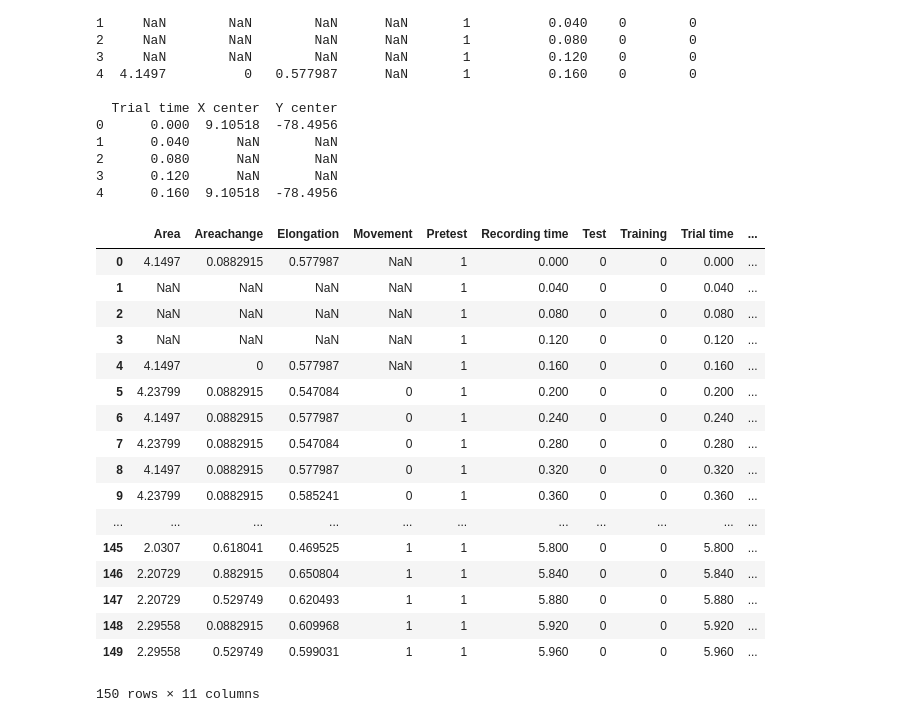
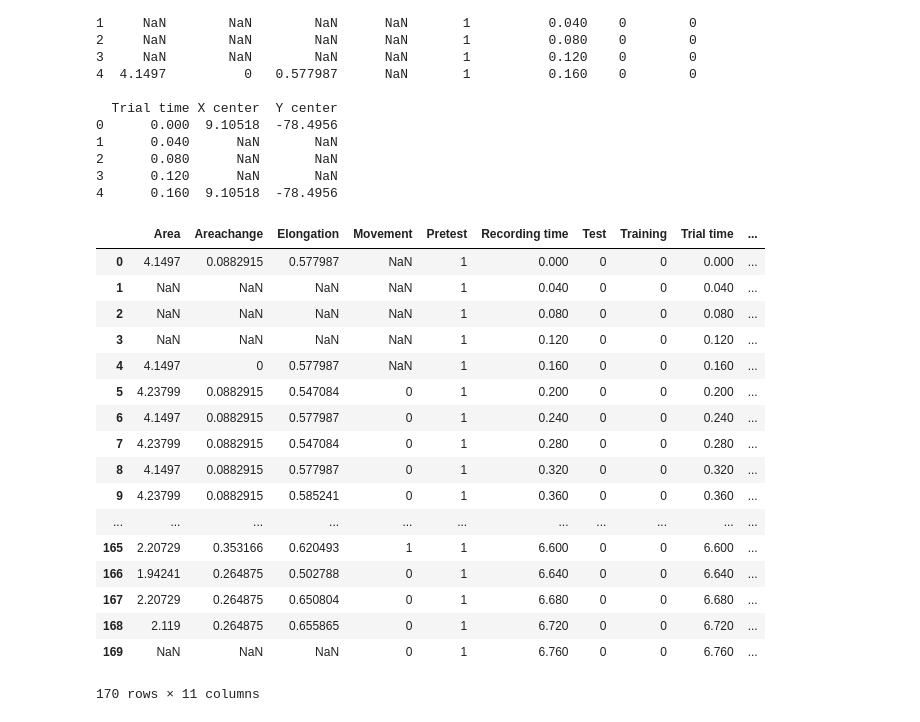
Before and after one commit to Taaccoo-beta/Lab-Data-Processing, a Jupyter notebook: py/Class_design.ipynb, the cells around one changed output. Cells and saved outputs as stored; diff of their text form; code cells hidden in the pictures.

```diff
--- a/py/Class_design.ipynb
+++ b/py/Class_design.ipynb
@@ -1,5 +1,5 @@
 # %%
-f = open("h:/data\data\Track-26th Exp_20170421_LH_2 frames_Lightbox+2 White LED_25 30C_1min 4min 2min-Trial     6-Peltier 8-2-Subject 1.txt","r")
+f = open("H:\data\lab-data-processing\data\Track-26th Exp_20170421_LH_2 frames_Lightbox+2 White LED_25 30C_1min 4min 2min-Trial     6-Peltier 8-2-Subject 1.txt","r")
 # %%
 import numpy as np
 import pandas as pd
@@ -183,7 +183,7 @@ class DataCollection:
     def __init__(self):
         pass
 # %%
-filePath="h:/data\data\Track-26th Exp_20170421_LH_2 frames_Lightbox+2 White LED_25 30C_1min 4min 2min-Trial     6-Peltier 8-2-Subject 1.txt"
+filePath="H:\data\lab-data-processing\data\Track-26th Exp_20170421_LH_2 frames_Lightbox+2 White LED_25 30C_1min 4min 2min-Trial     6-Peltier 8-2-Subject 1.txt"
 t = DataContentDecode(filePath)
 t.debug = 1
 t.fileDecode()
@@ -209,23 +209,23 @@ experimenter: 1
 3      0.120      NaN       NaN
 4      0.160  9.10518  -78.4956
 # %%
-t.rawData[0:150]
+t.rawData[0:170]
 # %% [output]
 |  | Area | Areachange | Elongation | Movement | Pretest | Recording time | Test | Training | Trial time | ... |
 | 0 | 4.1497 | 0.0882915 | 0.577987 | NaN | 1 | 0.000 | 0 | 0 | 0.000 | ... |
 | 1 | NaN | NaN | NaN | NaN | 1 | 0.040 | 0 | 0 | 0.040 | ... |
 | 2 | NaN | NaN | NaN | NaN | 1 | 0.080 | 0 | 0 | 0.080 | ... |
 | 3 | NaN | NaN | NaN | NaN | 1 | 0.120 | 0 | 0 | 0.120 | ... |
 | 4 | 4.1497 | 0 | 0.577987 | NaN | 1 | 0.160 | 0 | 0 | 0.160 | ... |
 | 5 | 4.23799 | 0.0882915 | 0.547084 | 0 | 1 | 0.200 | 0 | 0 | 0.200 | ... |
 | 6 | 4.1497 | 0.0882915 | 0.577987 | 0 | 1 | 0.240 | 0 | 0 | 0.240 | ... |
 | 7 | 4.23799 | 0.0882915 | 0.547084 | 0 | 1 | 0.280 | 0 | 0 | 0.280 | ... |
 | 8 | 4.1497 | 0.0882915 | 0.577987 | 0 | 1 | 0.320 | 0 | 0 | 0.320 | ... |
 | 9 | 4.23799 | 0.0882915 | 0.585241 | 0 | 1 | 0.360 | 0 | 0 | 0.360 | ... |
 | ... | ... | ... | ... | ... | ... | ... | ... | ... | ... | ... |
-| 145 | 2.0307 | 0.618041 | 0.469525 | 1 | 1 | 5.800 | 0 | 0 | 5.800 | ... |
-| 146 | 2.20729 | 0.882915 | 0.650804 | 1 | 1 | 5.840 | 0 | 0 | 5.840 | ... |
-| 147 | 2.20729 | 0.529749 | 0.620493 | 1 | 1 | 5.880 | 0 | 0 | 5.880 | ... |
-| 148 | 2.29558 | 0.0882915 | 0.609968 | 1 | 1 | 5.920 | 0 | 0 | 5.920 | ... |
-| 149 | 2.29558 | 0.529749 | 0.599031 | 1 | 1 | 5.960 | 0 | 0 | 5.960 | ... |
+| 165 | 2.20729 | 0.353166 | 0.620493 | 1 | 1 | 6.600 | 0 | 0 | 6.600 | ... |
+| 166 | 1.94241 | 0.264875 | 0.502788 | 0 | 1 | 6.640 | 0 | 0 | 6.640 | ... |
+| 167 | 2.20729 | 0.264875 | 0.650804 | 0 | 1 | 6.680 | 0 | 0 | 6.680 | ... |
+| 168 | 2.119 | 0.264875 | 0.655865 | 0 | 1 | 6.720 | 0 | 0 | 6.720 | ... |
+| 169 | NaN | NaN | NaN | 0 | 1 | 6.760 | 0 | 0 | 6.760 | ... |
-150 rows × 11 columns
+170 rows × 11 columns
```
Also changed, not shown: parts of 1 cell of this notebook.
